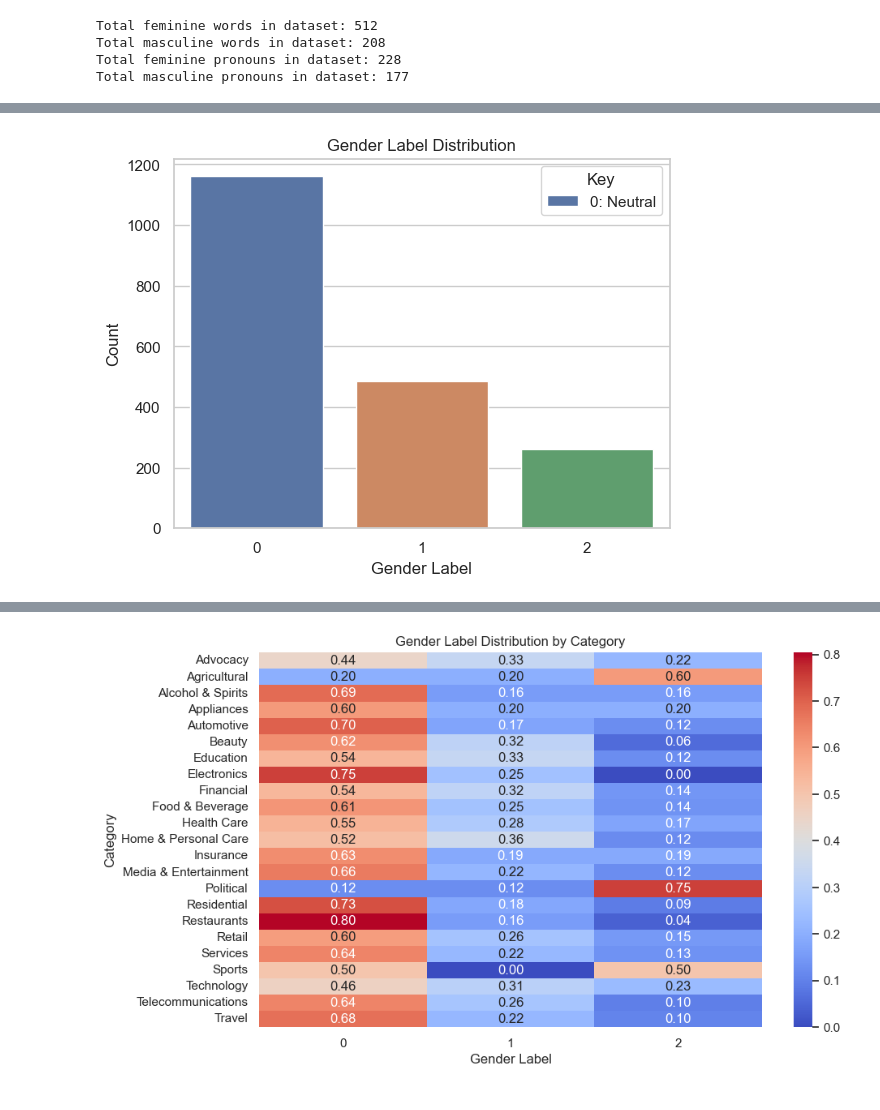
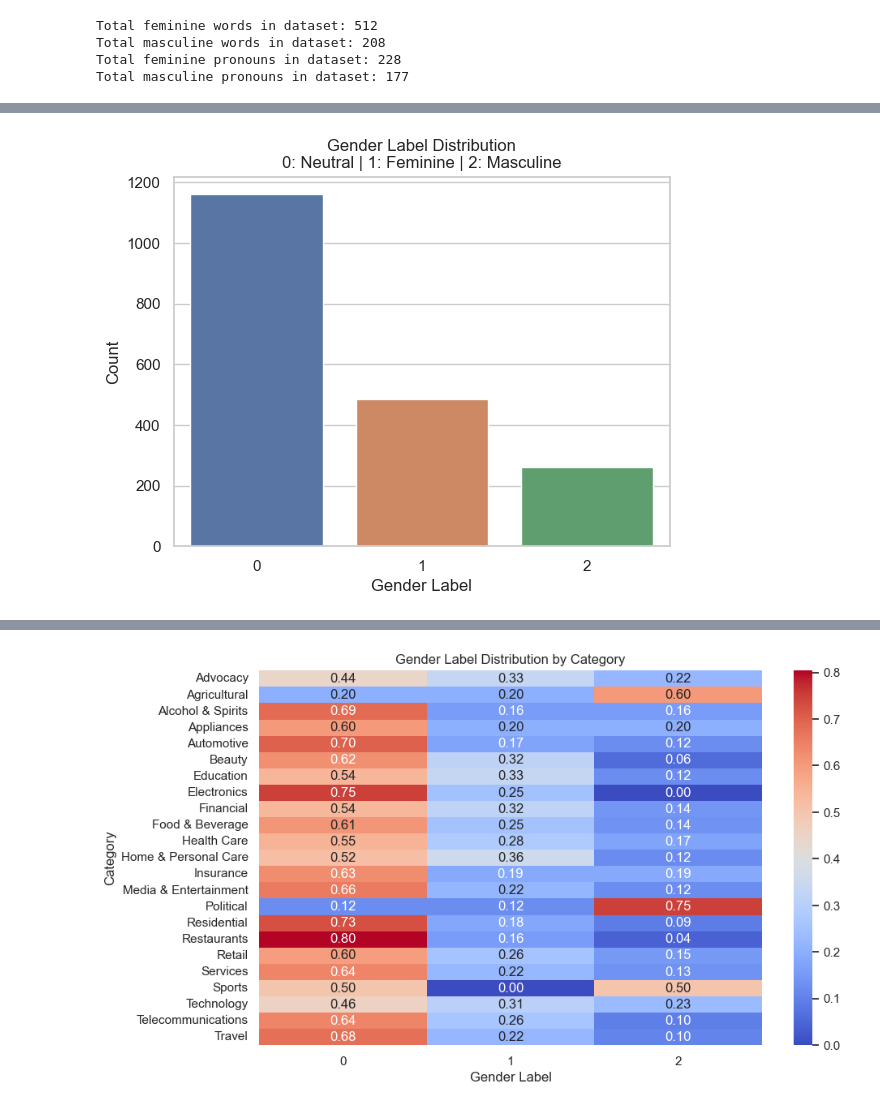
Before and after one commit to lifen-joy/20048573_MastersProject_2023, a Jupyter notebook: explore.ipynb, the cells around one changed output, grey strips where cells are left out. Cells and saved outputs as stored; diff of their text form; code cells hidden in the pictures.

```diff
--- a/explore.ipynb
+++ b/explore.ipynb
@@ -505,19 +520,13 @@ display(random_sample)
 # %%
 # Exploring label
 
 # Distribution of gender labels
 sns.countplot(x='gender_label', data=data)
-plt.title("Gender Label Distribution")
+plt.title("Gender Label Distribution\n0: Neutral | 1: Feminine | 2: Masculine")
 plt.xlabel("Gender Label")
 plt.ylabel("Count")
-plt.legend(title='Key',
-           labels=[
-               '0: Neutral',
-               '1: Feminine',
-               '2: Masculine '
-           ], )
 plt.show()
 # %% [output]
-[figure, old version]
+[figure, new version]
 # %%
 # Prepare the data for plotting
```
Also changed, not shown: parts of 13 cells of this notebook.
